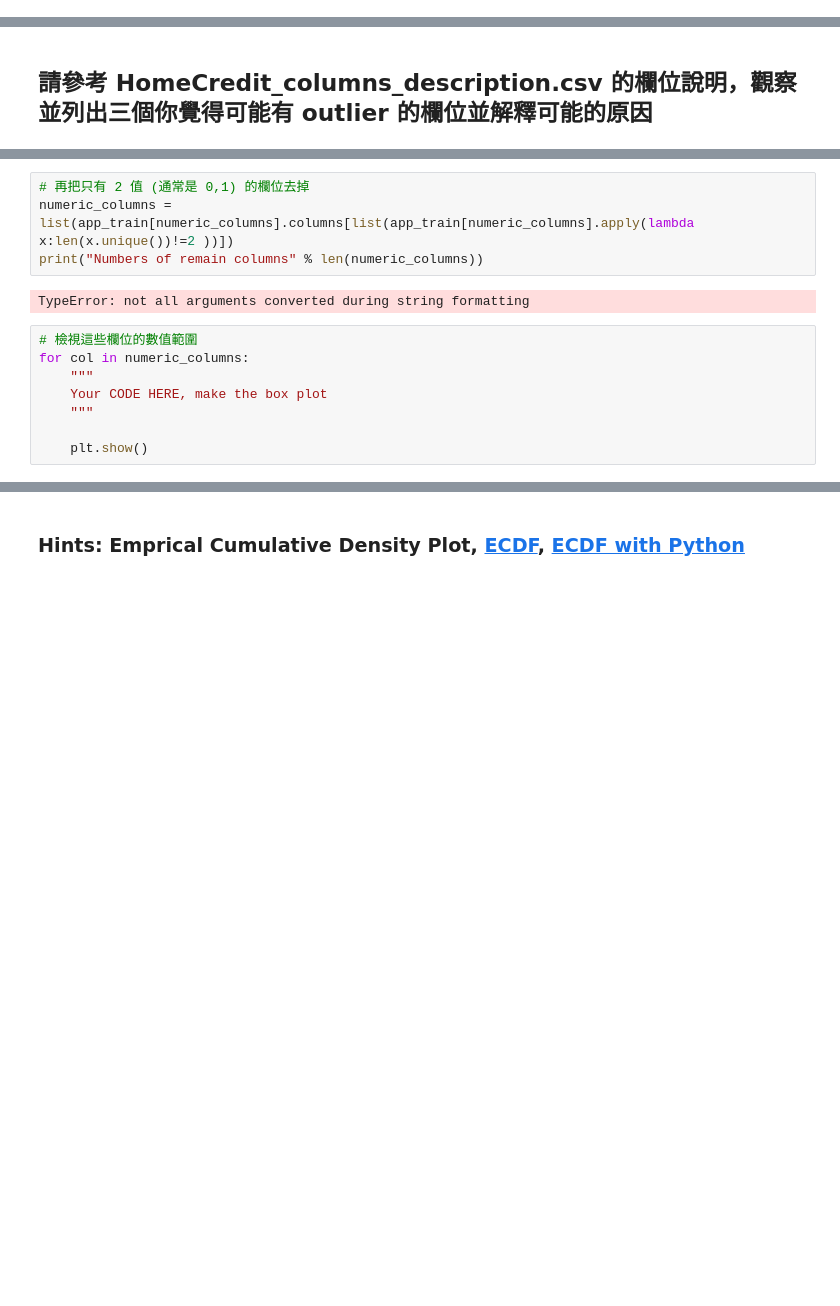
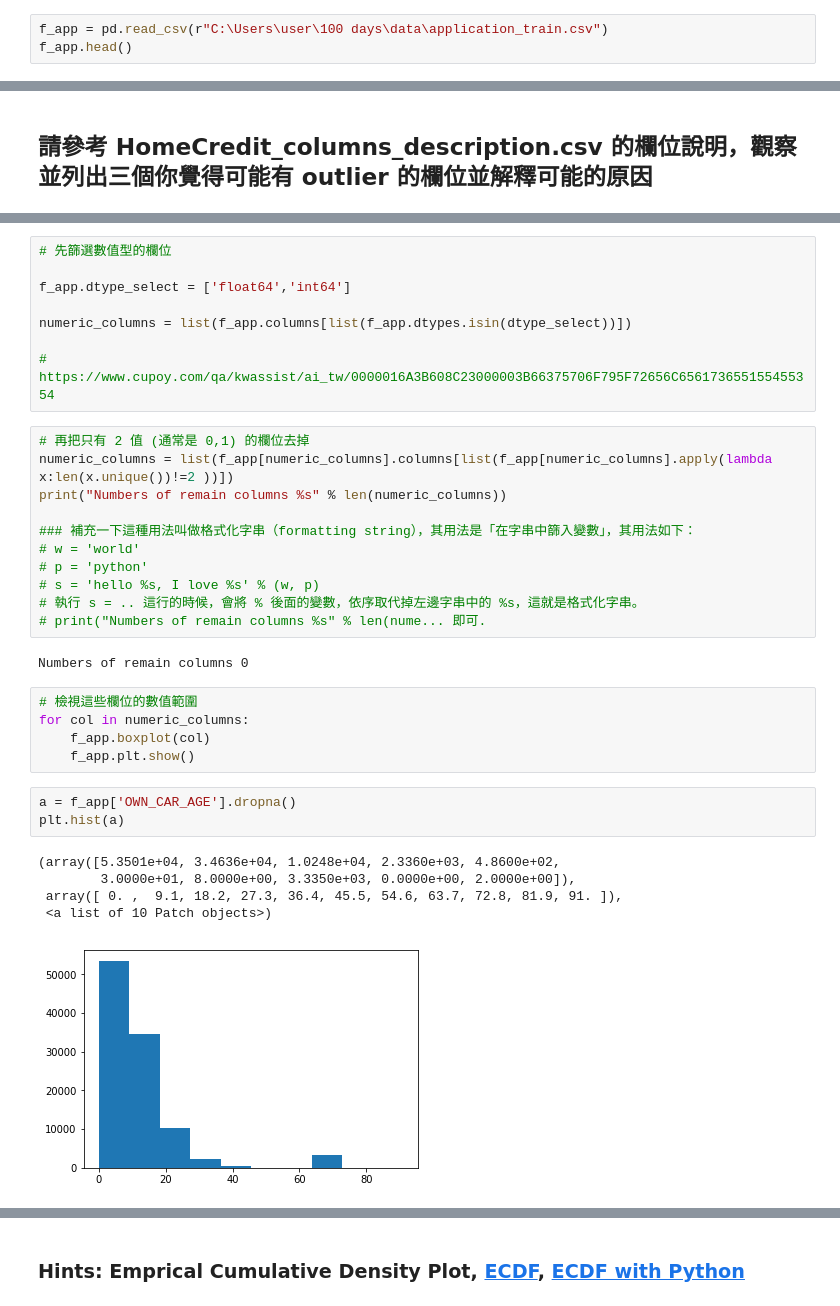
Before and after one commit to cccedith789/3rd-ML100Days, a Jupyter notebook: Day_009_HW-outlier.ipynb, the cells around one changed output, grey strips where cells are left out. Cells and saved outputs as stored; diff of their text form; blank space fills up the shorter version.

```diff
--- a/Day_009_HW-outlier.ipynb
+++ b/Day_009_HW-outlier.ipynb
@@ -69,0 +28,3 @@ Length: 122, dtype: object
+# %%
+f_app = pd.read_csv(r"C:\Users\user\100 days\data\application_train.csv")
+f_app.head()
@@ -138,17 +82,38 @@ numeric_columns = list(app_train.columns[list(app_train.dtypes.isin(app_train))]
+# %%
+# 先篩選數值型的欄位
+
+f_app.dtype_select = ['float64','int64']
+
+numeric_columns = list(f_app.columns[list(f_app.dtypes.isin(dtype_select))])
+
+# https://www.cupoy.com/qa/kwassist/ai_tw/0000016A3B608C23000003B66375706F795F72656C656173655155455354
 # %%
 # 再把只有 2 值 (通常是 0,1) 的欄位去掉
-numeric_columns = list(app_train[numeric_columns].columns[list(app_train[numeric_columns].apply(lambda x:len(x.unique())!=2 ))])
-print("Numbers of remain columns" % len(numeric_columns))
+numeric_columns = list(f_app[numeric_columns].columns[list(f_app[numeric_columns].apply(lambda x:len(x.unique())!=2 ))])
+print("Numbers of remain columns %s" % len(numeric_columns))
+
+### 補充一下這種用法叫做格式化字串（formatting string），其用法是「在字串中篩入變數」，其用法如下：
+# w = 'world'
+# p = 'python'
+# s = 'hello %s, I love %s' % (w, p)
+# 執行 s = .. 這行的時候，會將 % 後面的變數，依序取代掉左邊字串中的 %s，這就是格式化字串。
+# print("Numbers of remain columns %s" % len(nume... 即可.
 # %% [output]
-TypeError: not all arguments converted during string formatting
+Numbers of remain columns 0
 # %%
 # 檢視這些欄位的數值範圍
 for col in numeric_columns:
-    """
-    Your CODE HERE, make the box plot
-    """
-
-    plt.show()
+    f_app.boxplot(col)
+    f_app.plt.show()
+# %%
+a = f_app['OWN_CAR_AGE'].dropna()
+plt.hist(a)
+# %% [output]
+(array([5.3501e+04, 3.4636e+04, 1.0248e+04, 2.3360e+03, 4.8600e+02,
+        3.0000e+01, 8.0000e+00, 3.3350e+03, 0.0000e+00, 2.0000e+00]),
+ array([ 0. ,  9.1, 18.2, 27.3, 36.4, 45.5, 54.6, 63.7, 72.8, 81.9, 91. ]),
+ <a list of 10 Patch objects>)
+[figure, added]
 # %%
 # 從上面的圖檢查的結果，至少這三個欄位好像有點可疑
 
```
Also changed, not shown: parts of 24 cells of this notebook.
